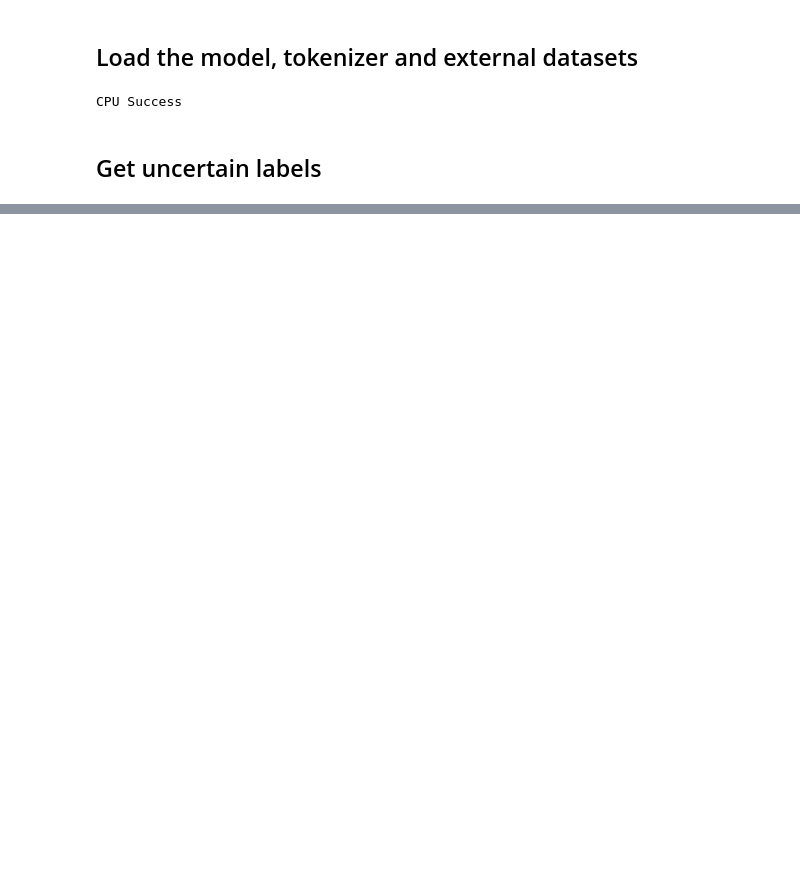
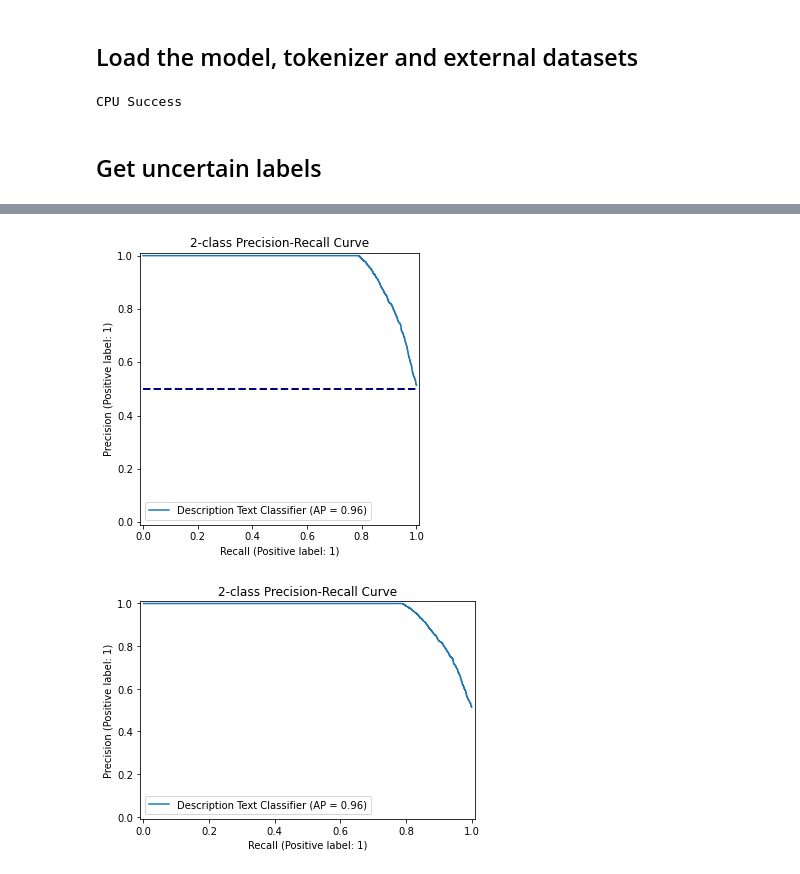
Before and after one commit to RobertvdV/GRS82000_eTaxonomist, a Jupyter notebook: notebooks/ExernalTesting.ipynb, the cells around one changed output, grey strips where cells are left out. Drawn from its saved outputs; the diff is of its cells as text; code cells hidden in the pictures; blank space fills up the shorter version.

```diff
--- a/notebooks/ExernalTesting.ipynb
+++ b/notebooks/ExernalTesting.ipynb
@@ -117,0 +147,26 @@ weighted avg       0.98      0.98      0.98     67508
+# %%
+# Correct for beta
+y_onecold_corrected = np.array([])
+for label, prediction in zip(tqdm(y_onecold), yhat):
+    if prediction[0] > 0.80:
+        y_onecold_corrected = np.hstack([y_onecold_corrected, 0])
+    elif prediction[1] > 0.80:
+        y_onecold_corrected = np.hstack([y_onecold_corrected, 1])
+    else:
+        y_onecold_corrected = np.hstack([y_onecold_corrected, label])
+# %%
+fig, ax = plt.subplots(figsize=(5, 5))
+display = PrecisionRecallDisplay.from_predictions(y_onecold_corrected, yhat[:, 1], name="Description Text Classifier")
+_ = display.ax_.set_title("2-class Precision-Recall Curve")
+#display.plot(ax=ax)
+display.ax_.set_xlim([-0.01, 1.01])
+display.ax_.set_ylim([-0.01, 1.01])
+ax.set_xlim([-0.01, 1.01])
+ax.set_ylim([-0.01, 1.01])
+ax.plot([0, 1], [0.5, 0.5], color='navy', lw=lw, linestyle='--')
+display.plot(ax=ax)
+ax.set_title("2-class Precision-Recall Curve")
+fig.savefig('precision_recall_plot_extern.svg', format='svg', dpi=1200, bbox_inches='tight')
+# %% [output]
+[figure, added]
+[figure, added]
```
Also changed, not shown: parts of 12 cells of this notebook, 9 other files.
